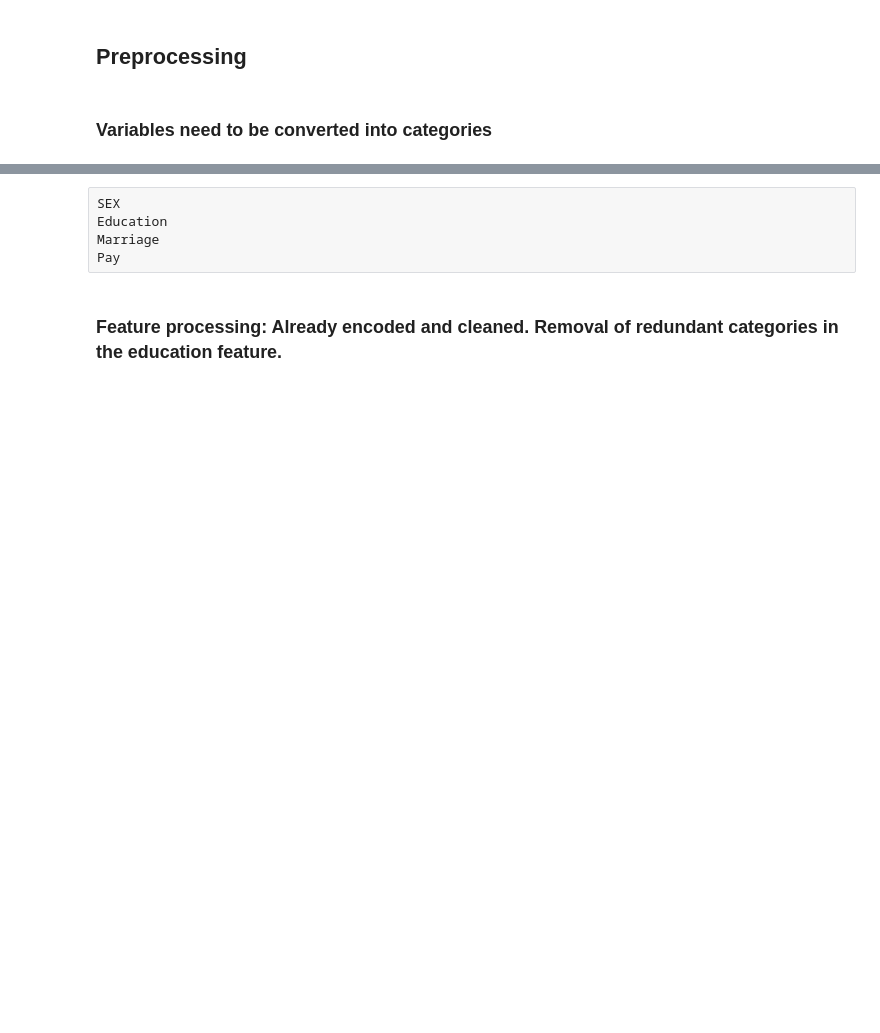
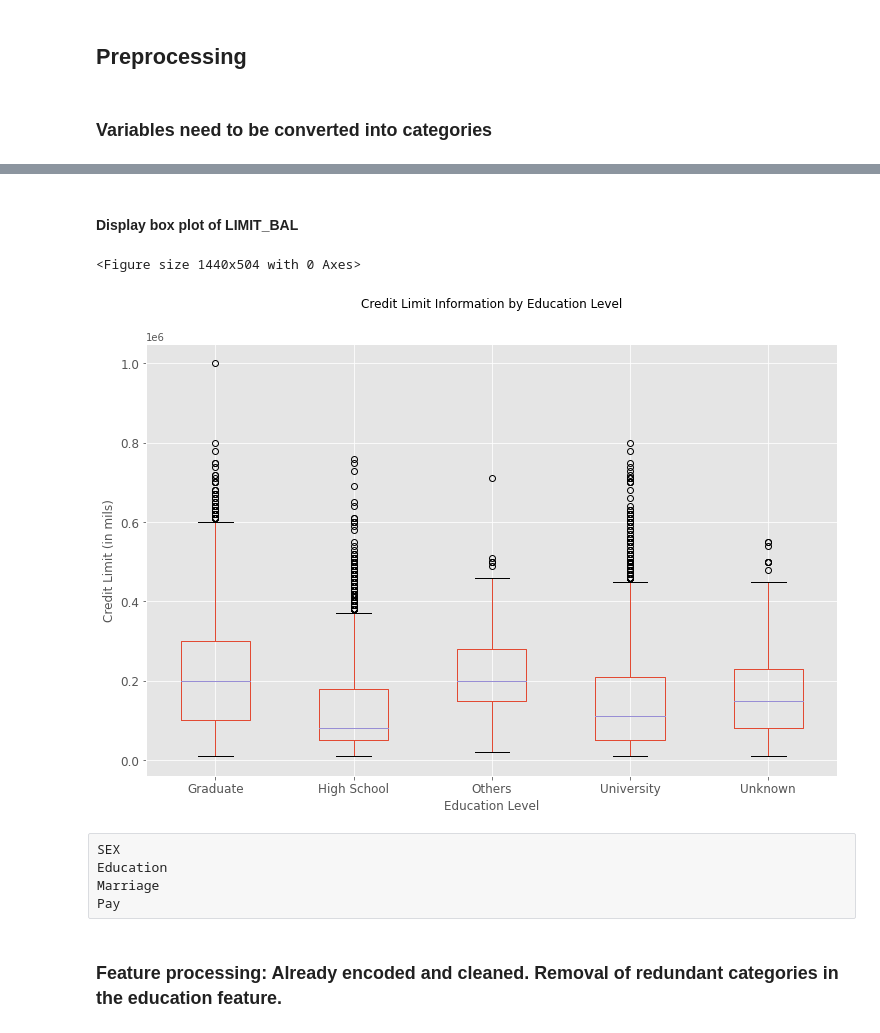
Before and after one commit to Macedon93/Data-Mining, a Jupyter notebook: Assignment 4/A4.ipynb, the cells around one changed output, grey strips where cells are left out. Saved outputs shown, nothing was run; the diff lists cells and outputs as text; code cells hidden in the pictures; blank space fills up the shorter version.

```diff
--- a/Assignment 4/A4.ipynb
+++ b/Assignment 4/A4.ipynb
@@ -52,3 +100,36 @@ data.head()
+# %% [markdown]
+#### Display box plot of LIMIT_BAL
+# %%
+# we look at the spread of limit by sex. Whether it is any different between males and females.
+
+df_data = pd.DataFrame(data[['LIMIT_BAL', 'EDUCATION']])
+df_data.rename (columns = {'LIMIT_BAL' : 'cr_limit', 'EDUCATION': 'edu_level'}, inplace = True)
+
+# EDUCATION: (1=graduate school, 2=university, 3=high school, 4=others, 5=unknown, 6=unknown)
+df_data.edu_level = np.where(df_data.edu_level == 1, 'Graduate', df_data.edu_level)
+df_data.edu_level = np.where(df_data.edu_level == '0', 'Unknown', df_data.edu_level)
+df_data.edu_level = np.where(df_data.edu_level == '2', 'University', df_data.edu_level)
+df_data.edu_level = np.where(df_data.edu_level == '3', 'High School', df_data.edu_level)
+df_data.edu_level = np.where(df_data.edu_level == '4', 'Others', df_data.edu_level)
+df_data.edu_level = np.where(df_data.edu_level == '5', 'Unknown', df_data.edu_level)
+df_data.edu_level = np.where(df_data.edu_level == '6', 'Unknown', df_data.edu_level)
+
+df_data.edu_level = df_data.edu_level.astype ('string')
+df_data
+# plt.boxplot(df_data[df_data.edu_level == 'Graduate'].cr_limit, df_data[df_data.edu_level == 'Unknown'].cr_limit)
+# df_data.info()
+plt.figure(figsize=(20, 7))
+# plt.ylabel ('Credit Limit (in mils)')
+ax = df_data.boxplot(by = 'edu_level', column = 'cr_limit', fontsize = 12, grid = True, figsize = (12,8))
+plt.suptitle('Credit Limit Information by Education Level')
+ax.set_title('')
+ax.set_xlabel ('Education Level')
+ax.set_ylabel ('Credit Limit (in mils)')
+
+plt.show()
+# %% [output]
+<Figure size 1440x504 with 0 Axes>
+[figure, added]
 # %% [raw]
 SEX
 Education
```
Also changed, not shown: parts of 5 cells of this notebook.
